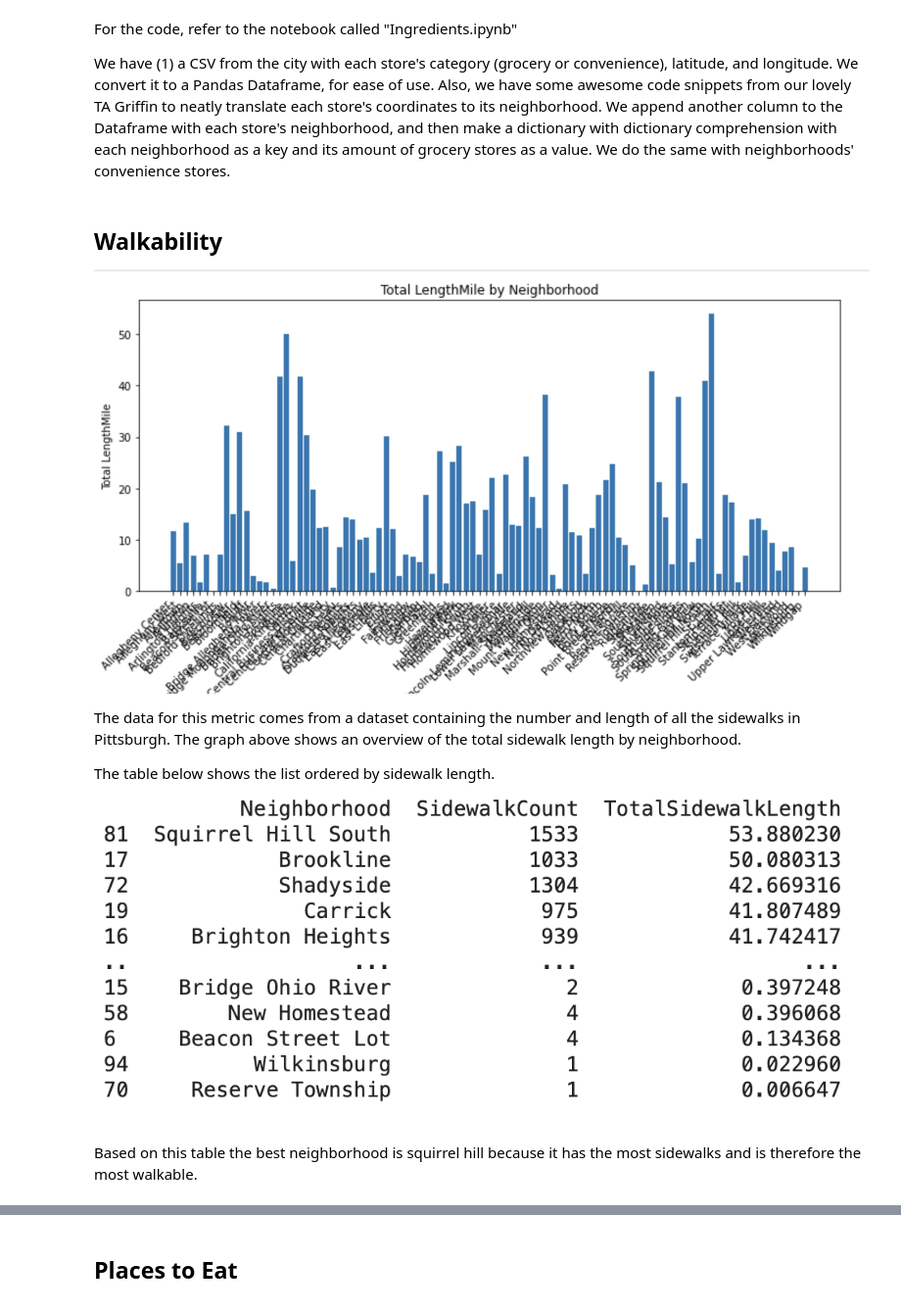
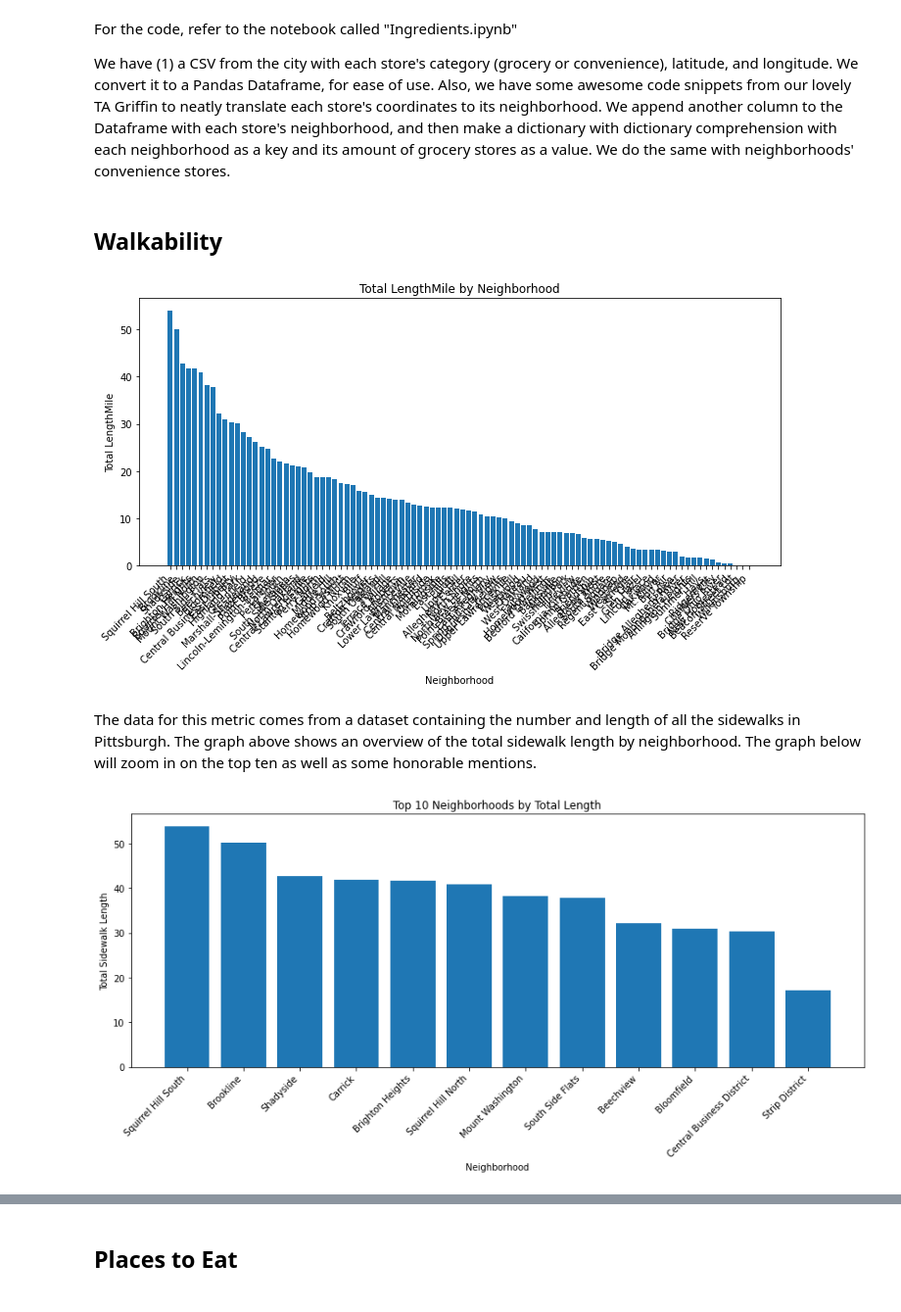
Before and after one commit to jal355/best-neighborhood, a Jupyter notebook: Best-Neighborhood.ipynb, the cells around one changed output, grey strips where cells are left out. Shown at 98% size. Saved outputs shown, nothing was run; the diff lists cells and outputs as text; code cells hidden in the pictures.

```diff
--- a/Best-Neighborhood.ipynb
+++ b/Best-Neighborhood.ipynb
@@ -24,15 +29,39 @@ Bloomfield is the best neighborhood for ingredient availability.
 For the code, refer to the notebook called "Ingredients.ipynb"
 
 We have (1) a CSV from the city with each store's category (grocery or convenience), latitude, and longitude. We convert it to a Pandas Dataframe, for ease of use. Also, we have some awesome code snippets from our lovely TA Griffin to neatly translate each store's coordinates to its neighborhood. We append another column to the Dataframe with each store's neighborhood, and then make a dictionary with dictionary comprehension with each neighborhood as a key and its amount of grocery stores as a value. We do the same with neighborhoods' convenience stores.
+# %% [markdown]
+## Walkability
+# %%
+sw = pd.read_csv("SidewalkStepsBlockgroup.csv")
+df = sw[sw['Municipali'] == 'Pittsburgh']
+result = (df.groupby('Neighborho')['LengthMile'].sum().reset_index())
+result = result.sort_values(by='LengthMile', ascending=False)
+plt.figure(figsize=(10, 6))
+result.dropna()
+plt.bar(result['Neighborho'], result['LengthMile'])
+plt.xlabel('Neighborhood')
+plt.ylabel('Total LengthMile')
+plt.title('Total LengthMile by Neighborhood')
+plt.xticks(rotation=45, ha='right')
+plt.tight_layout()
+plt.show()
+# %% [output]
+[figure, added]
 # %% [markdown]
-## Walkability
-
-![Screenshot 2023-11-29 at 12.46.50 PM.png](attachment:45ccac78-4251-43a7-be59-3a0dad8f36b8.png)
-
-The data for this metric comes from a dataset containing the number and length of all the sidewalks in Pittsburgh. The graph above shows an overview of the total sidewalk length by neighborhood.
-
-The table below shows the list ordered by sidewalk length.
-
-![Screenshot 2023-11-29 at 12.51.50 PM.png](attachment:dd9e0220-7c63-4224-9a48-57af9985d76b.png)
-
-Based on this table the best neighborhood is squirrel hill because it has the most sidewalks and is therefore the most walkable.
+The data for this metric comes from a dataset containing the number and length of all the sidewalks in Pittsburgh. The graph above shows an overview of the total sidewalk length by neighborhood. The graph below will zoom in on the top ten as well as some honorable mentions.
+# %%
+result_sorted = result.sort_values(by='LengthMile', ascending=False)
+top_ten = result_sorted.head(10)
+df0 = result[result['Neighborho'].isin(['Bloomfield', 'Central Business District', 'Strip District'])]
+best = pd.concat([top_ten, df0], ignore_index=True)
+
+plt.figure(figsize=(12, 6))
+plt.bar(best['Neighborho'], best['LengthMile'])
+plt.xlabel('Neighborhood')
+plt.ylabel('Total Sidewalk Length')
+plt.title('Top 10 Neighborhoods by Total Length')
+plt.xticks(rotation=45, ha='right')
+plt.tight_layout()
+plt.show()
+# %% [output]
+[figure, added]
```
Also changed, not shown: parts of 2 cells of this notebook, 1 other file.
